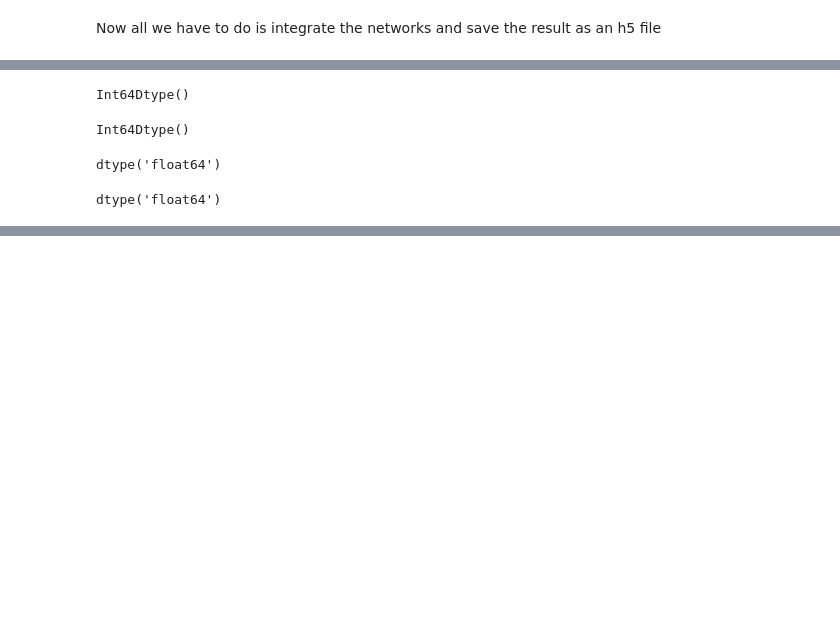
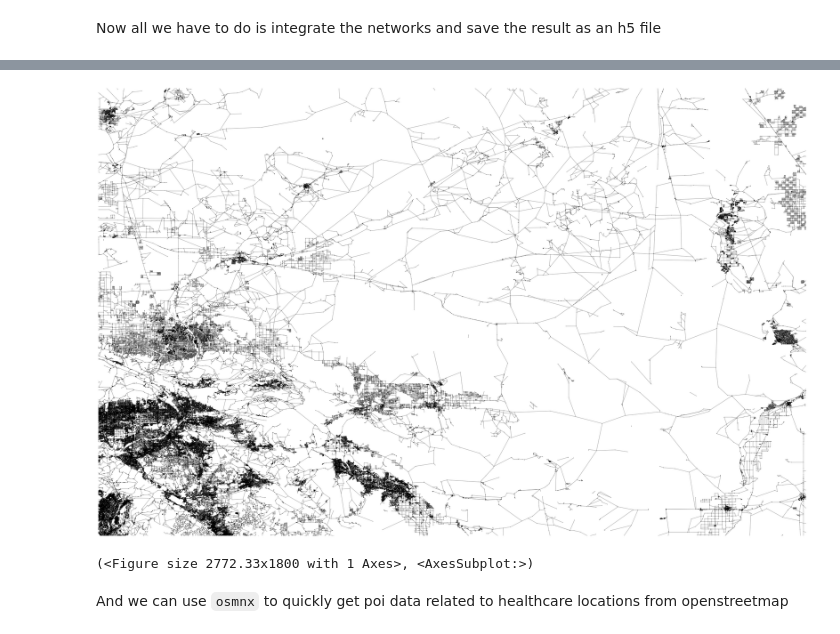
Before and after one commit to knaaptime/healthacc, a Jupyter notebook: notebooks/measure_access.ipynb, the cells around one changed output, grey strips where cells are left out. Cells and saved outputs as stored; diff of their text form; code cells hidden in the pictures; blank space fills up the shorter version.

```diff
--- a/notebooks/measure_access.ipynb
+++ b/notebooks/measure_access.ipynb
@@ -262,16 +191,0 @@ dtype('float64')
-# %%
-urbanaccess_net.net_edges["from_int"].dtype
-# %% [output]
-Int64Dtype()
-# %%
-urbanaccess_net.net_edges["to_int"].dtype
-# %% [output]
-Int64Dtype()
-# %%
-urbanaccess_net.net_edges["weight"].dtype
-# %% [output]
-dtype('float64')
-# %%
-h.edges['distance'].dtype
-# %% [output]
-dtype('float64')
@@ -277,0 +198,15 @@ dtype('float64')
+# %%
+ua.plot.plot_net(nodes=urbanaccess_net.net_nodes,
+                          edges=urbanaccess_net.net_edges,
+                          bbox=(-117.802539  ,   33.425932  , -114.131211  ,   35.80962942),
+                          fig_height=25,
+                          margin=0.02,
+                          edge_linewidth=1,
+                          edge_alpha=1,
+                          node_color='black',
+                          node_size=1,
+                          node_alpha=1,
+                          node_edgecolor='none',
+                          node_zorder=3,
+                          nodes_only=False)
+# %% [output]
@@ -277,0 +214,2 @@ dtype('float64')
+[figure, added]
+(<Figure size 2772.33x1800 with 1 Axes>, <AxesSubplot:>)
@@ -277,0 +222,2 @@ dtype('float64')
+# %% [markdown]
+And we can use `osmnx` to quickly get poi data related to healthcare locations from openstreetmap
```
Also changed, not shown: parts of 56 cells of this notebook, 1 other file.
